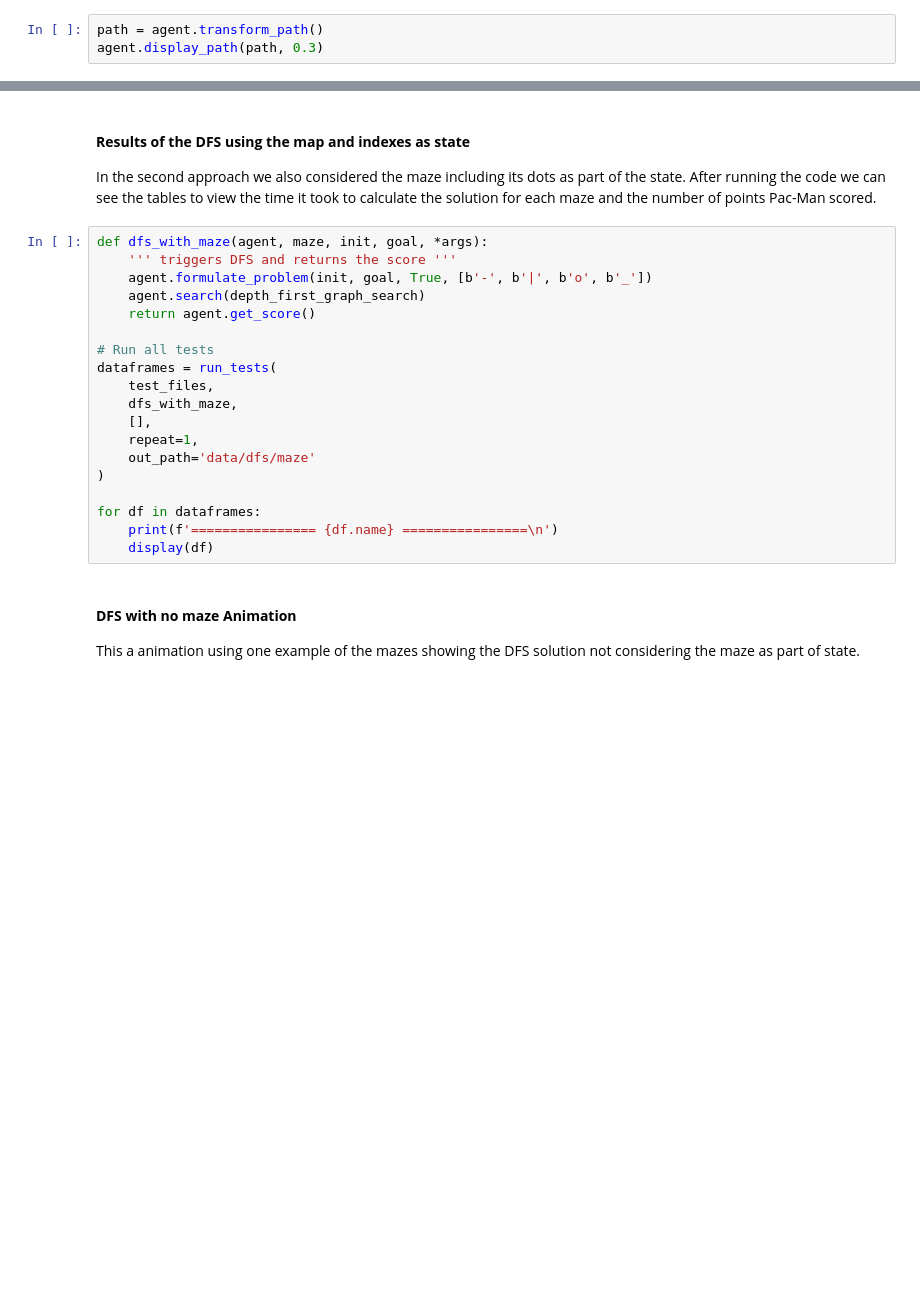
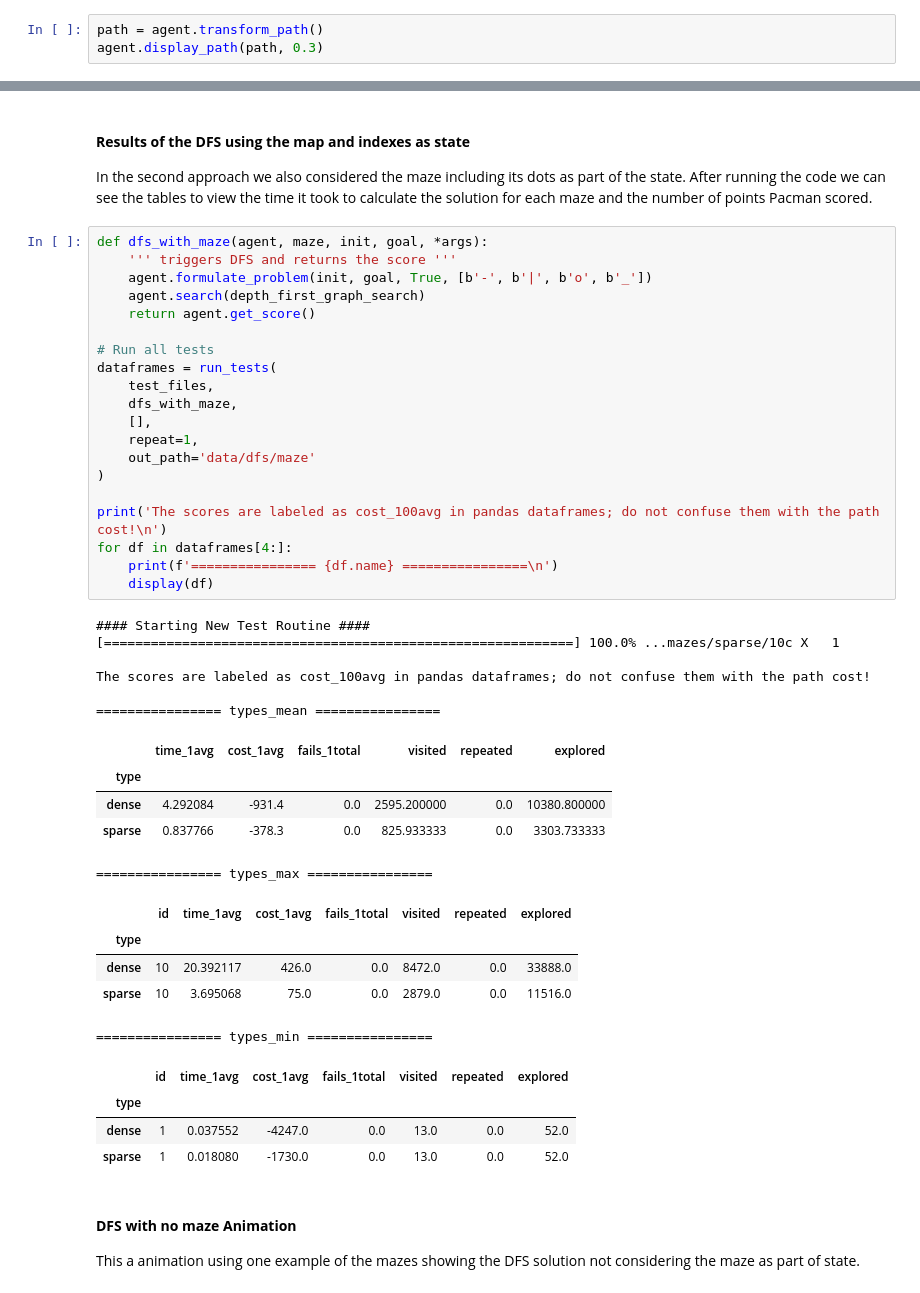
Before and after one commit to VFerrari/IntroductionToAI, a Jupyter notebook: project1.ipynb, the cells around one changed output, grey strips where cells are left out. Saved outputs shown, nothing was run; the diff lists cells and outputs as text; blank space fills up the shorter version.

```diff
--- a/project1.ipynb
+++ b/project1.ipynb
@@ -1013,26 +951,48 @@ for df in dataframes:
 # %% [markdown]
 #### **Results of the DFS using the map and indexes as state**
 
-In the second approach we also considered the maze including its dots as part of the state. After running the code we can see the tables to view the time it took to calculate the solution for each maze and the number of points Pac-Man scored.
+In the second approach we also considered the maze including its dots as part of the state. After running the code we can see the tables to view the time it took to calculate the solution for each maze and the number of points Pacman scored.
 # %%
 def dfs_with_maze(agent, maze, init, goal, *args):
     ''' triggers DFS and returns the score '''
     agent.formulate_problem(init, goal, True, [b'-', b'|', b'o', b'_'])
     agent.search(depth_first_graph_search)
     return agent.get_score()
 
 # Run all tests
 dataframes = run_tests(
     test_files,
     dfs_with_maze,
     [],
     repeat=1,
     out_path='data/dfs/maze'
 )
 
-for df in dataframes:
+print('The scores are labeled as cost_100avg in pandas dataframes; do not confuse them with the path cost!\n')
+for df in dataframes[4:]:
     print(f'================ {df.name} ================\n')
     display(df)
+# %% [output]
+#### Starting New Test Routine ####
+[============================================================] 100.0% ...mazes/sparse/10c X   1
+
+The scores are labeled as cost_100avg in pandas dataframes; do not confuse them with the path cost!
+
+================ types_mean ================
+|  | time_1avg | cost_1avg | fails_1total | visited | repeated | explored |
+| type |  |  |  |  |  |  |
+| dense | 4.292084 | -931.4 | 0.0 | 2595.200000 | 0.0 | 10380.800000 |
+| sparse | 0.837766 | -378.3 | 0.0 | 825.933333 | 0.0 | 3303.733333 |
+================ types_max ================
+|  | id | time_1avg | cost_1avg | fails_1total | visited | repeated | explored |
+| type |  |  |  |  |  |  |  |
+| dense | 10 | 20.392117 | 426.0 | 0.0 | 8472.0 | 0.0 | 33888.0 |
+| sparse | 10 | 3.695068 | 75.0 | 0.0 | 2879.0 | 0.0 | 11516.0 |
+================ types_min ================
+|  | id | time_1avg | cost_1avg | fails_1total | visited | repeated | explored |
+| type |  |  |  |  |  |  |  |
+| dense | 1 | 0.037552 | -4247.0 | 0.0 | 13.0 | 0.0 | 52.0 |
+| sparse | 1 | 0.018080 | -1730.0 | 0.0 | 13.0 | 0.0 | 52.0 |
 # %% [markdown]
 #### **DFS with no maze Animation**
 This a animation using one example of the mazes showing the DFS solution not considering the maze as part of state.
```
Also changed, not shown: parts of 19 cells of this notebook, 1 other file.
